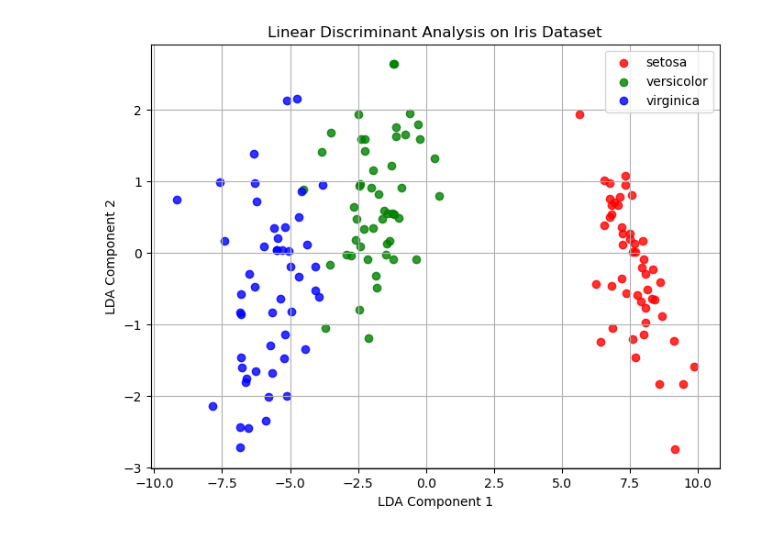
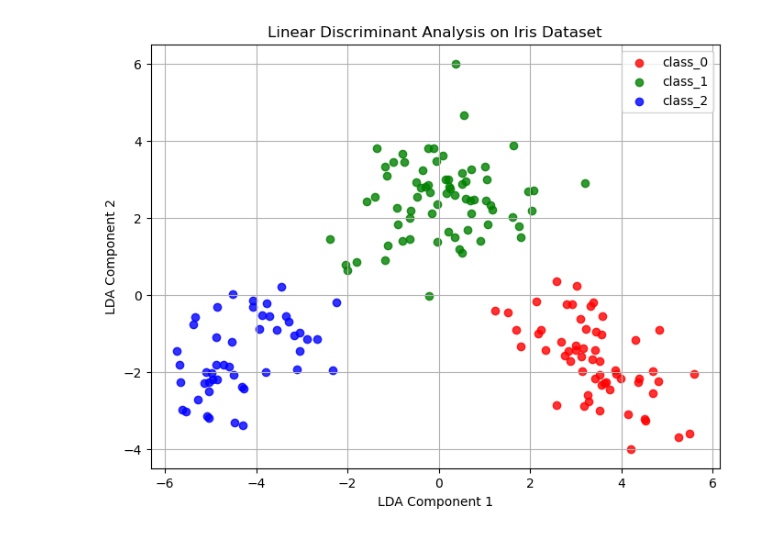
Before and after one commit to kazuaki83358/Data_Science_Math_For_Machine_Learning, a Jupyter notebook: lec_19_linear_discriminant_analysis.ipynb, the cells around one changed output. Cells and saved outputs as stored; diff of their text form; code cells hidden in the pictures.

```diff
--- a/lec_19_linear_discriminant_analysis.ipynb
+++ b/lec_19_linear_discriminant_analysis.ipynb
@@ -6,9 +6,9 @@ from sklearn.datasets import load_iris
 from sklearn.discriminant_analysis import LinearDiscriminantAnalysis as LDA
 # %%
 # Step 1: Load the Iris dataset
-iris = load_iris()
-X = iris.data       # features: sepal & petal length/width
-y = iris.target     # labels: 0, 1, 2 (Setosa, Versicolor, Virginica)
+wine = load_wine()
+X = wine.data       # features: sepal & petal length/width
+y = wine.target     # labels: 0, 1, 2 (Setosa, Versicolor, Virginica)
 # %%
 # Step 2: Apply LDA (reduce to 2D for visualization)
 lda = LDA(n_components=2)
@@ -16,17 +16,17 @@ X_lda = lda.fit_transform(X, y)
 # %%
 # Step 3: Plot results
 plt.figure(figsize=(8, 6))
 colors = ['red', 'green', 'blue']
-labels = iris.target_names
+labels = wine.target_names
 
 for color, i, label in zip(colors, [0, 1, 2], labels):
     plt.scatter(X_lda[y == i, 0], X_lda[y == i, 1], alpha=0.8, color=color, label=label)
 
 plt.xlabel('LDA Component 1')
 plt.ylabel('LDA Component 2')
 plt.title('Linear Discriminant Analysis on Iris Dataset')
 plt.legend()
 plt.grid(True)
 plt.show()
 # %% [output]
-[figure, old version]
+[figure, new version]
```
Also changed, not shown: parts of 2 cells of this notebook.
